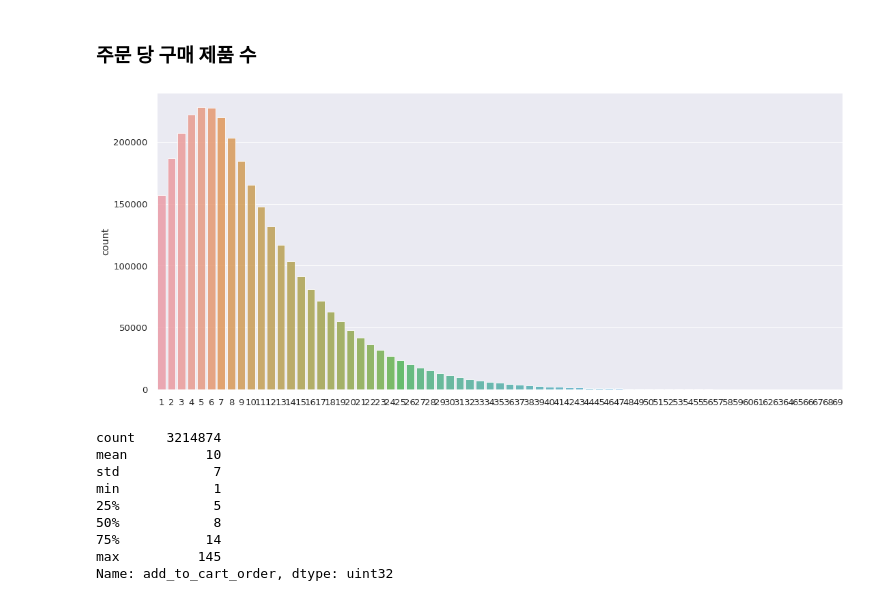
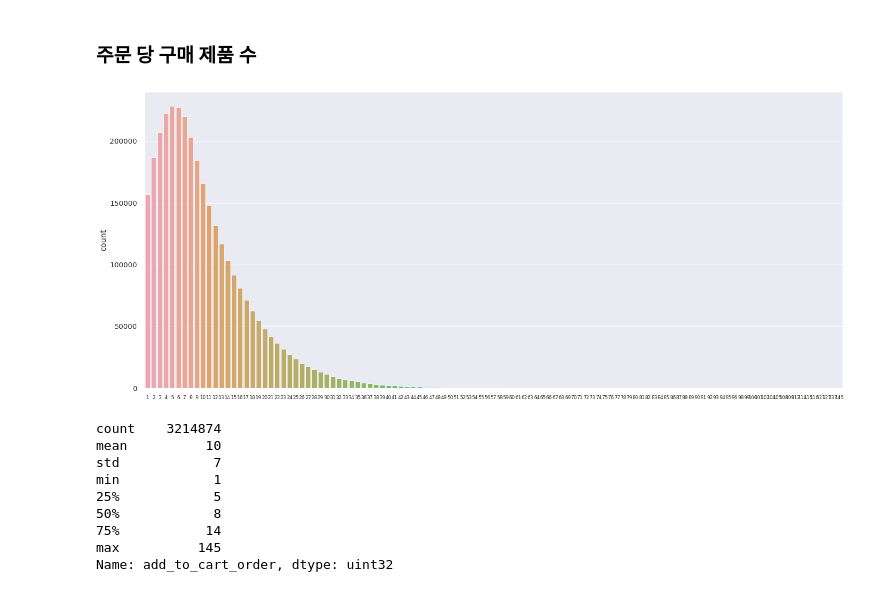
Before and after one commit to helperjby/Wishlist_project, a Jupyter notebook: EDA/EDA_wishlist_3주차.ipynb, the cells around one changed output. Cells and saved outputs as stored; diff of their text form; code cells hidden in the pictures.

Commit message:
Data Praration Initial commit

```diff
--- a/EDA/EDA_wishlist_3주차.ipynb
+++ b/EDA/EDA_wishlist_3주차.ipynb
@@ -508,11 +562,12 @@ prior_df.head()
 ### 주문 당 구매 제품 수
 # %%
 data = prior_df.groupby('order_id')['add_to_cart_order'].max()
-plt.figure(figsize=(18,8))
-sns.countplot(data[data.values < 70].values.astype(np.uint8), alpha=0.8)
+plt.figure(figsize=(23,10))
+sns.countplot(data.values.astype(np.uint8), alpha=0.8)
+plt.xticks(fontsize=9)
 plt.show()
 # %% [output]
-[figure, old version]
+[figure, new version]
 # %%
 data.describe().astype(np.uint32)
 # %% [output]
```
Also changed, not shown: parts of 26 cells of this notebook, 8 other files.
